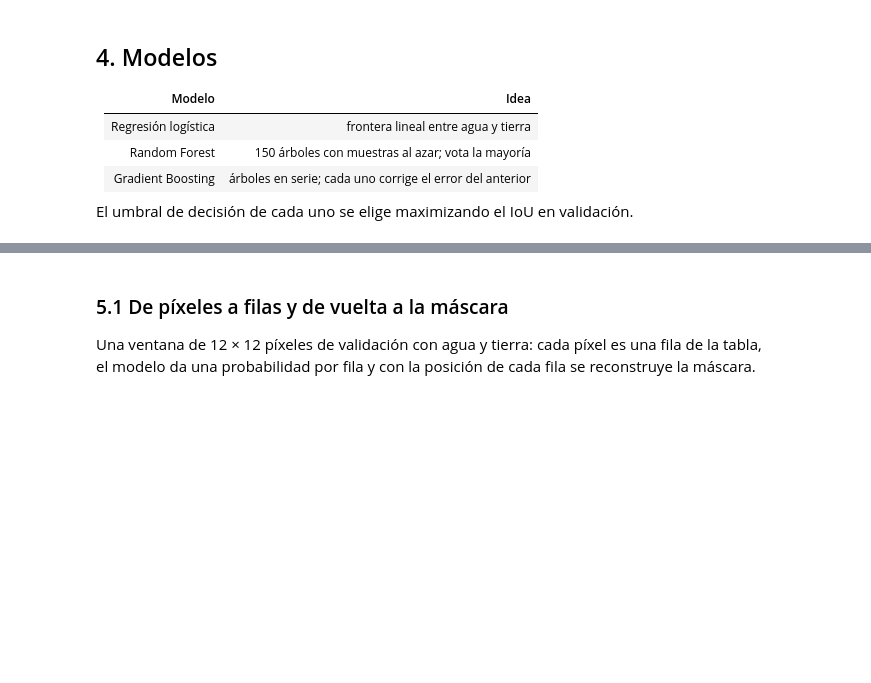
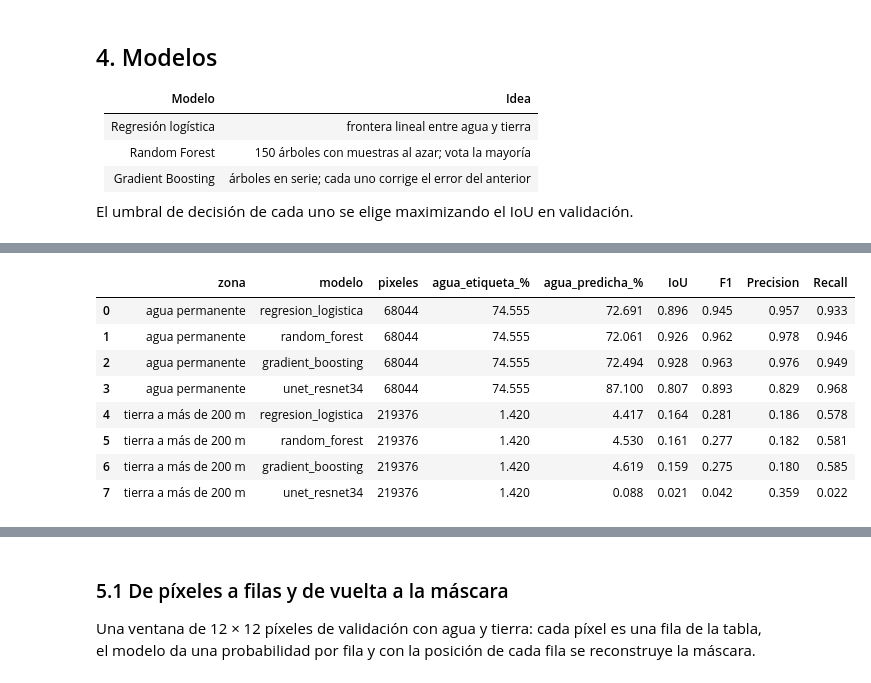
Before and after one commit to 23-Andres-QC/ProyectoFinalMachineLearning, a Jupyter notebook: 02_segmentacion_machine_learning.ipynb, the cells around one changed output, grey strips where cells are left out. Cells and saved outputs as stored; diff of their text form; code cells hidden in the pictures; blank space fills up the shorter version.

```diff
--- a/02_segmentacion_machine_learning.ipynb
+++ b/02_segmentacion_machine_learning.ipynb
@@ -170,3 +207,31 @@ comparacion.round(3)
+# %%
+val["zona"] = "orilla (≤ 200 m)"
+for c, g in val.groupby("clave"):
+    with rasterio.open(f"Data/procesado/nisar/{c.split('_')[0]}/worldcover.tif") as f:
+        wc = f.read(1) == 80
+    lejos = ndimage.maximum_filter(wc.astype("uint8"), 81) == 0
+    val.loc[g.index[wc.ravel()[g.pixel.to_numpy()]], "zona"] = "agua permanente"
+    val.loc[g.index[lejos.ravel()[g.pixel.to_numpy()]], "zona"] = "tierra a más de 200 m"
+del wc, lejos
+filas = []
+for z, g in val[val.zona != "orilla (≤ 200 m)"].groupby("zona"):
+    for n, p in prob.items():
+        q = p[g.index] >= umbral[n]
+        filas.append({"zona": z, "modelo": n, "pixeles": len(g), "agua_etiqueta_%": 100 * g.agua.mean(),
+                      "agua_predicha_%": 100 * q.mean(), **metricas(q, g.agua.to_numpy())})
+por_zona = pd.DataFrame(filas)
+por_zona.to_csv("Data/procesado/ml/comparacion_por_zona.csv", index=False)
+por_zona.round(3)
+# %% [output]
+|  | zona | modelo | pixeles | agua_etiqueta_% | agua_predicha_% | IoU | F1 | Precision | Recall |
+| 0 | agua permanente | regresion_logistica | 68044 | 74.555 | 72.691 | 0.896 | 0.945 | 0.957 | 0.933 |
+| 1 | agua permanente | random_forest | 68044 | 74.555 | 72.061 | 0.926 | 0.962 | 0.978 | 0.946 |
+| 2 | agua permanente | gradient_boosting | 68044 | 74.555 | 72.494 | 0.928 | 0.963 | 0.976 | 0.949 |
+| 3 | agua permanente | unet_resnet34 | 68044 | 74.555 | 87.100 | 0.807 | 0.893 | 0.829 | 0.968 |
+| 4 | tierra a más de 200 m | regresion_logistica | 219376 | 1.420 | 4.417 | 0.164 | 0.281 | 0.186 | 0.578 |
+| 5 | tierra a más de 200 m | random_forest | 219376 | 1.420 | 4.530 | 0.161 | 0.277 | 0.182 | 0.581 |
+| 6 | tierra a más de 200 m | gradient_boosting | 219376 | 1.420 | 4.619 | 0.159 | 0.275 | 0.180 | 0.585 |
+| 7 | tierra a más de 200 m | unet_resnet34 | 219376 | 1.420 | 0.088 | 0.021 | 0.042 | 0.359 | 0.022 |
 # %%
 from sklearn.inspection import permutation_importance
 
```
Also changed, not shown: parts of 20 cells of this notebook, 4 other files.
